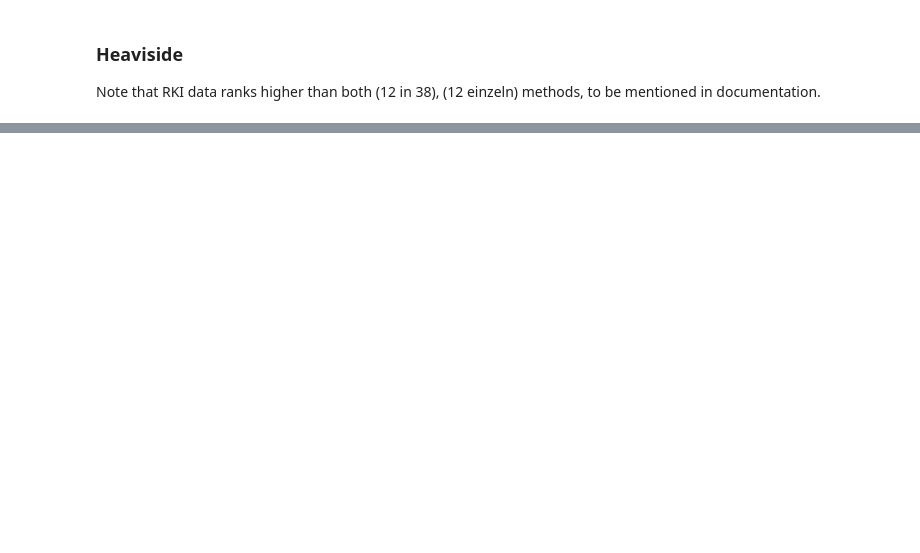
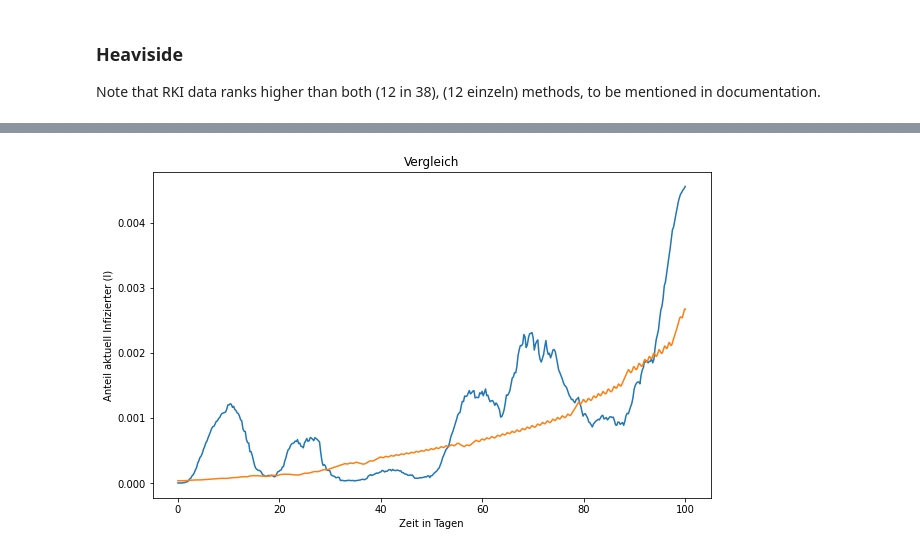
Before and after one commit to torbensun/Modeling-Of-Epidemics-With-Compartmental-And-Network-Models, a Jupyter notebook: Project.ipynb, the cells around one changed output, grey strips where cells are left out. Saved outputs shown, nothing was run; the diff lists cells and outputs as text; code cells hidden in the pictures; blank space fills up the shorter version.

```diff
--- a/Project.ipynb
+++ b/Project.ipynb
@@ -913,0 +914,18 @@ plt.savefig("Media/Boundaries/network_size_h.pdf")
+# %%
+RKI_data = np.load("Internal Data/rki_region_compartment_distribution38.npy")
+lab = region_setup(38)[1]
+def plot_both_I(intern_id, log=False):
+    I_real = RKI_data[intern_id][1]
+    I_sim = sol1_38.y[intern_id+38,:]
+    plt.figure(figsize=(10,6))
+    if(log==True):
+        plt.yscale("log")
+    plt.plot(np.linspace(0,100,len(I_real)),I_real, label="RKI-Daten")
+    plt.plot(sol1_38.t, I_sim, label = "simuliert")
+    plt.xlabel("Zeit in Tagen")
+    plt.ylabel("Anteil aktuell Infizierter (I)")
+    plt.title("Vergleich")
+# %%
+plot_both_I(5) #LK GÖ
+# %% [output]
+[figure, added]
```
Also changed, not shown: parts of 6 cells of this notebook, 5 other files.
